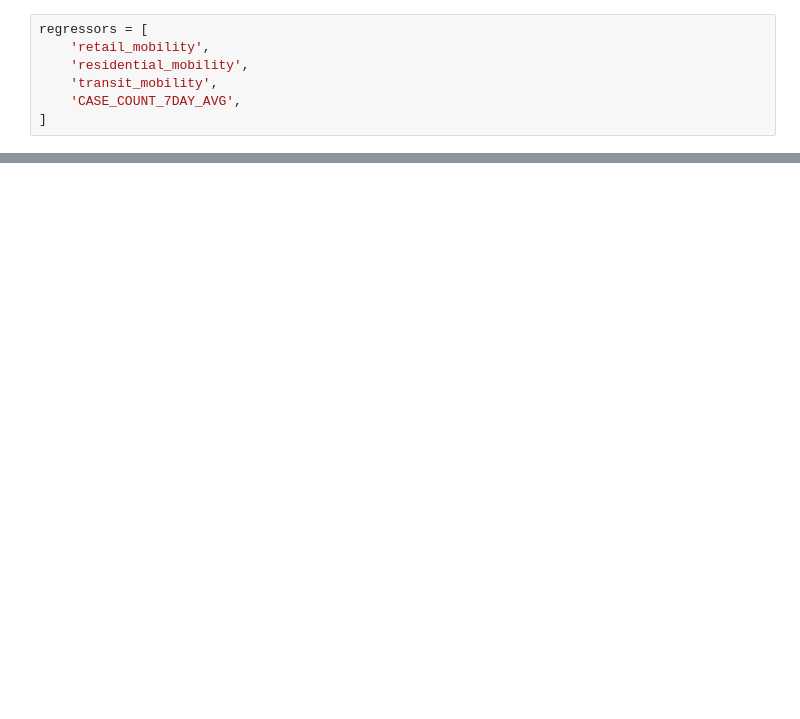
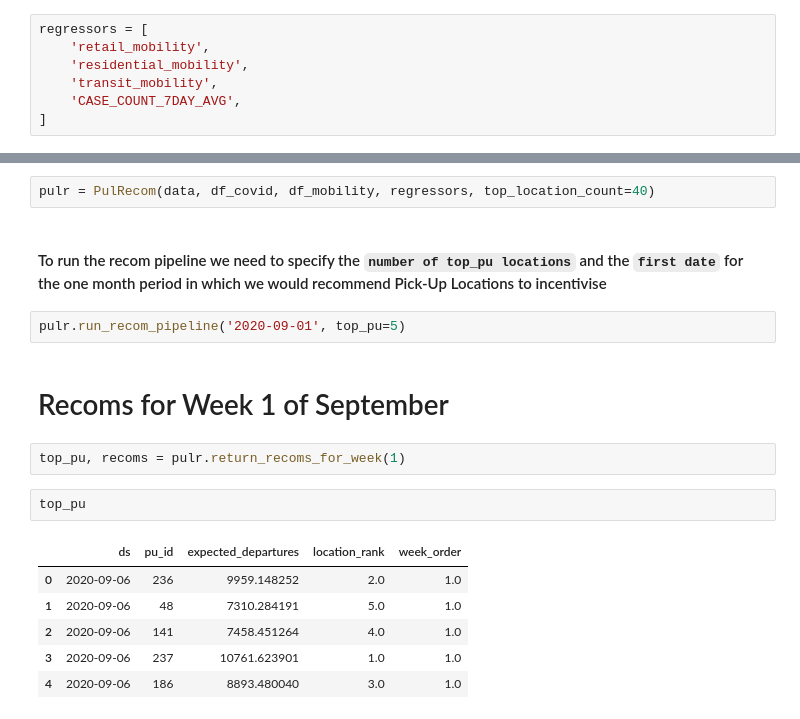
Before and after one commit to sVujke/ny-taxi-rides-ml-case, a Jupyter notebook: notebooks/pu_location_recommender.ipynb, the cells around one changed output, grey strips where cells are left out. Saved outputs shown, nothing was run; the diff lists cells and outputs as text; blank space fills up the shorter version.

```diff
--- a/notebooks/pu_location_recommender.ipynb
+++ b/notebooks/pu_location_recommender.ipynb
@@ -285,0 +252,19 @@ weekly_recoms[80:90].sort_values('revenue_hat', ascending=False)
+# %%
+pulr = PulRecom(data, df_covid, df_mobility, regressors, top_location_count=40)
+# %% [markdown]
+#### To run the recom pipeline we need to specify the `number of top_pu locations` and the `first date` for the one month period in which we would recommend Pick-Up Locations to incentivise
+# %%
+pulr.run_recom_pipeline('2020-09-01', top_pu=5)
+# %% [markdown]
+# Recoms for Week 1 of September
+# %%
+top_pu, recoms = pulr.return_recoms_for_week(1)
+# %%
+top_pu
+# %% [output]
+|  | ds | pu_id | expected_departures | location_rank | week_order |
+| 0 | 2020-09-06 | 236 | 9959.148252 | 2.0 | 1.0 |
+| 1 | 2020-09-06 | 48 | 7310.284191 | 5.0 | 1.0 |
+| 2 | 2020-09-06 | 141 | 7458.451264 | 4.0 | 1.0 |
+| 3 | 2020-09-06 | 237 | 10761.623901 | 1.0 | 1.0 |
+| 4 | 2020-09-06 | 186 | 8893.480040 | 3.0 | 1.0 |
```
Also changed, not shown: parts of 47 cells of this notebook, 4 other files.
